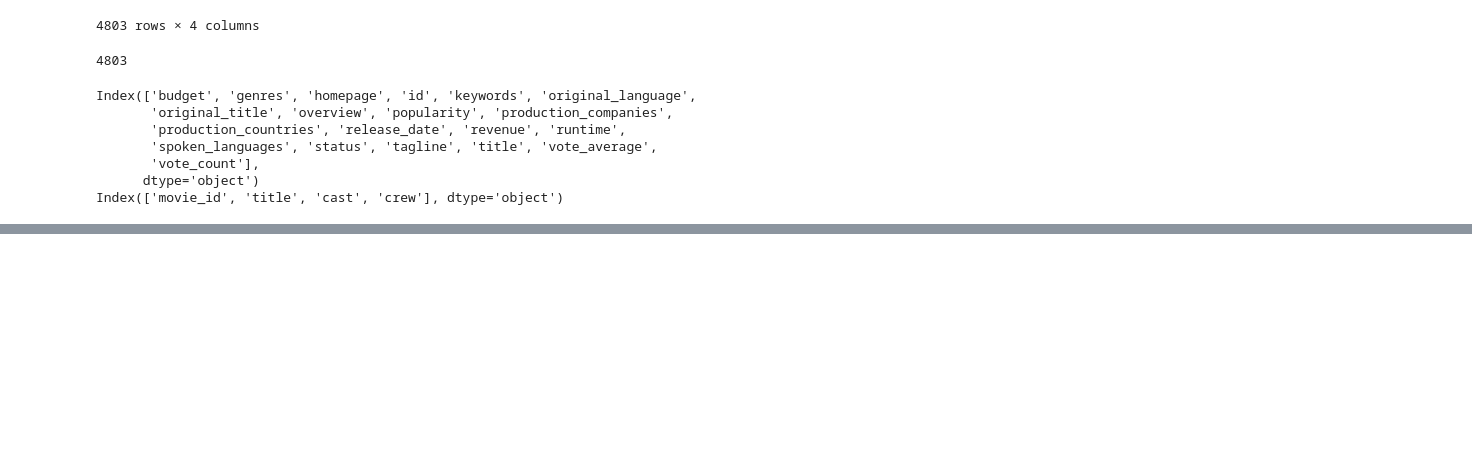
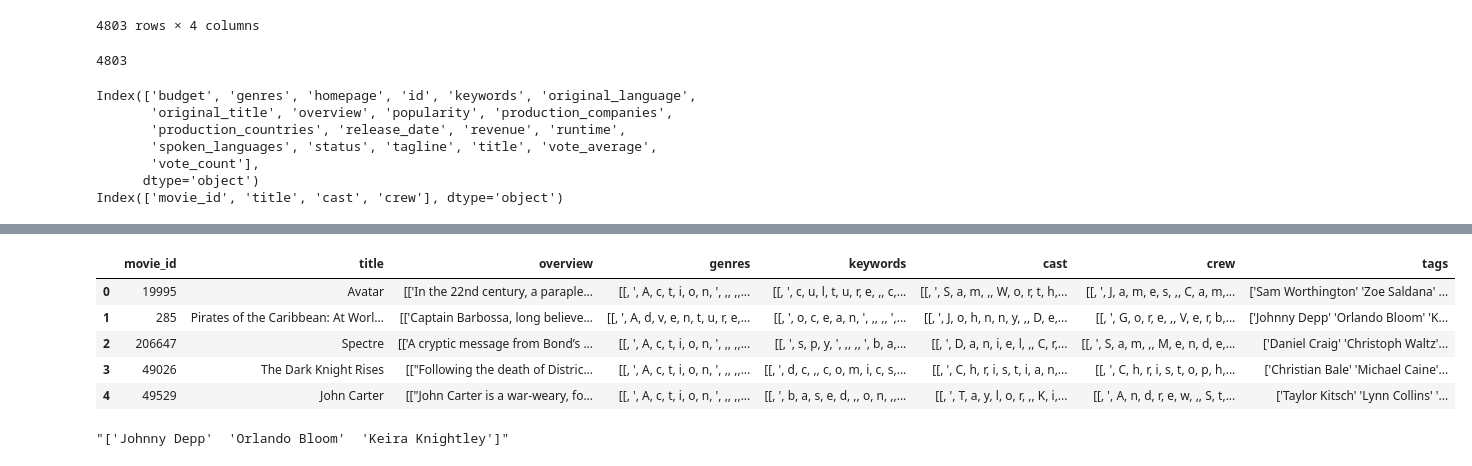
Before and after one commit to 4GeeksAcademy/k_vecinos, a Jupyter notebook: src/explore.ipynb, the cells around one changed output, grey strips where cells are left out. Cells and saved outputs as stored; diff of their text form; code cells hidden in the pictures; blank space fills up the shorter version.

```diff
--- a/src/explore.ipynb
+++ b/src/explore.ipynb
@@ -86,0 +164,23 @@ df.head()
+# %%
+#transformar todo en strings
+df['overview'] = df['overview'].apply(lambda x: [str(x)])
+df['genres'] = df['genres'].apply(lambda x: [str(element) for element in x])
+df['keywords'] = df['keywords'].apply(lambda x: [str(element) for element in x])
+df['cast'] = df['cast'].apply(lambda x: [str(element) for element in x])
+df['crew'] = df['crew'].apply(lambda x: [str(element) for element in x])
+
+#separar a travez de un espacio
+df['tags'] = df['overview'] + df['genres'] + df['keywords'] + df['cast'] + df['crew']
+df['tags'] = df['cast'].apply(lambda x: ''.join(x).replace(',', ' '))
+df.head()
+# %% [output]
+|  | movie_id | title | overview | genres | keywords | cast | crew | tags |
+| 0 | 19995 | Avatar | [['In the 22nd century, a paraple... | [[, ', A, c, t, i, o, n, ', ,, ,,... | [[, ', c, u, l, t, u, r, e, ,, c,... | [[, ', S, a, m, ,, W, o, r, t, h,... | [[, ', J, a, m, e, s, ,, C, a, m,... | ['Sam Worthington' 'Zoe Saldana' ... |
+| 1 | 285 | Pirates of the Caribbean: At Worl... | [['Captain Barbossa, long believe... | [[, ', A, d, v, e, n, t, u, r, e,... | [[, ', o, c, e, a, n, ', ,, ,, ',... | [[, ', J, o, h, n, n, y, ,, D, e,... | [[, ', G, o, r, e, ,, V, e, r, b,... | ['Johnny Depp' 'Orlando Bloom' 'K... |
+| 2 | 206647 | Spectre | [['A cryptic message from Bond’s ... | [[, ', A, c, t, i, o, n, ', ,, ,,... | [[, ', s, p, y, ', ,, ,, ', b, a,... | [[, ', D, a, n, i, e, l, ,, C, r,... | [[, ', S, a, m, ,, M, e, n, d, e,... | ['Daniel Craig' 'Christoph Waltz'... |
+| 3 | 49026 | The Dark Knight Rises | [["Following the death of Distric... | [[, ', A, c, t, i, o, n, ', ,, ,,... | [[, ', d, c, ,, c, o, m, i, c, s,... | [[, ', C, h, r, i, s, t, i, a, n,... | [[, ', C, h, r, i, s, t, o, p, h,... | ['Christian Bale' 'Michael Caine'... |
+| 4 | 49529 | John Carter | [["John Carter is a war-weary, fo... | [[, ', A, c, t, i, o, n, ', ,, ,,... | [[, ', b, a, s, e, d, ,, o, n, ,,... | [[, ', T, a, y, l, o, r, ,, K, i,... | [[, ', A, n, d, r, e, w, ,, S, t,... | ['Taylor Kitsch' 'Lynn Collins' '... |
+# %%
+df['tags'][1]
+# %% [output]
+"['Johnny Depp'  'Orlando Bloom'  'Keira Knightley']"
```
Also changed, not shown: parts of 8 cells of this notebook, 1 other file.
